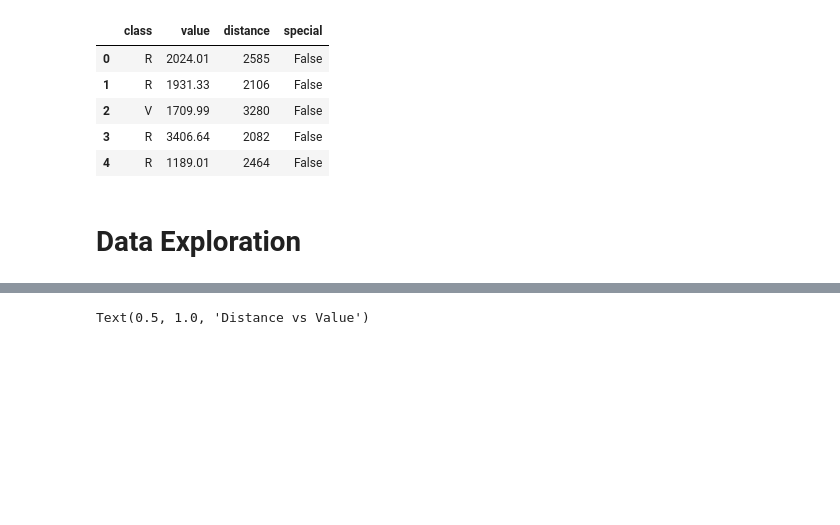
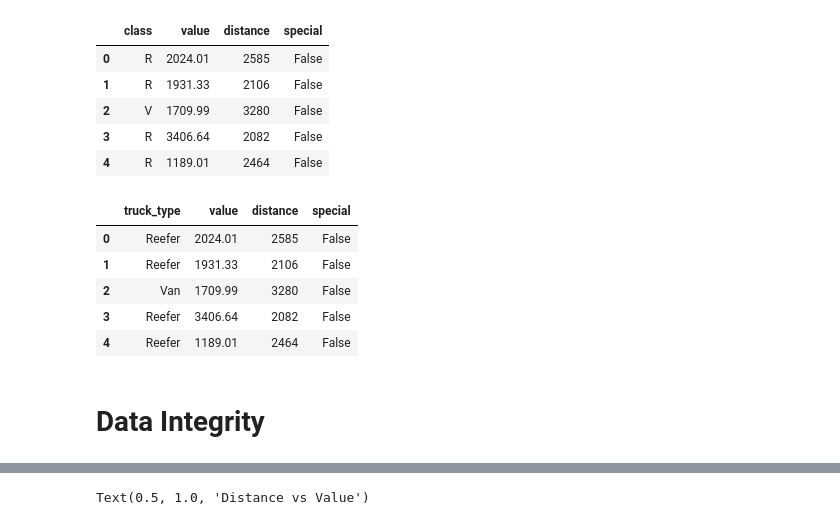
Before and after one commit to jjobes90/SAGE_Interview, a Jupyter notebook: Exploratory_Analysis.ipynb, the cells around one changed output, grey strips where cells are left out. Cells and saved outputs as stored; diff of their text form; code cells hidden in the pictures; blank space fills up the shorter version.

```diff
--- a/Exploratory_Analysis.ipynb
+++ b/Exploratory_Analysis.ipynb
@@ -30,5 +31,14 @@ data.rename(columns = {'class':'truck_type'}, inplace = True)
 data.truck_type.replace('R', 'Reefer', inplace=True)
 data.truck_type.replace('F', 'Flatbed', inplace=True)
 data.truck_type.replace('V', 'Van', inplace=True)
+# %%
+data.head()
+# %% [output]
+|  | truck_type | value | distance | special |
+| 0 | Reefer | 2024.01 | 2585 | False |
+| 1 | Reefer | 1931.33 | 2106 | False |
+| 2 | Van | 1709.99 | 3280 | False |
+| 3 | Reefer | 3406.64 | 2082 | False |
+| 4 | Reefer | 1189.01 | 2464 | False |
 # %% [markdown]
-# Data Exploration
+# Data Integrity
```
Also changed, not shown: parts of 13 cells of this notebook.
